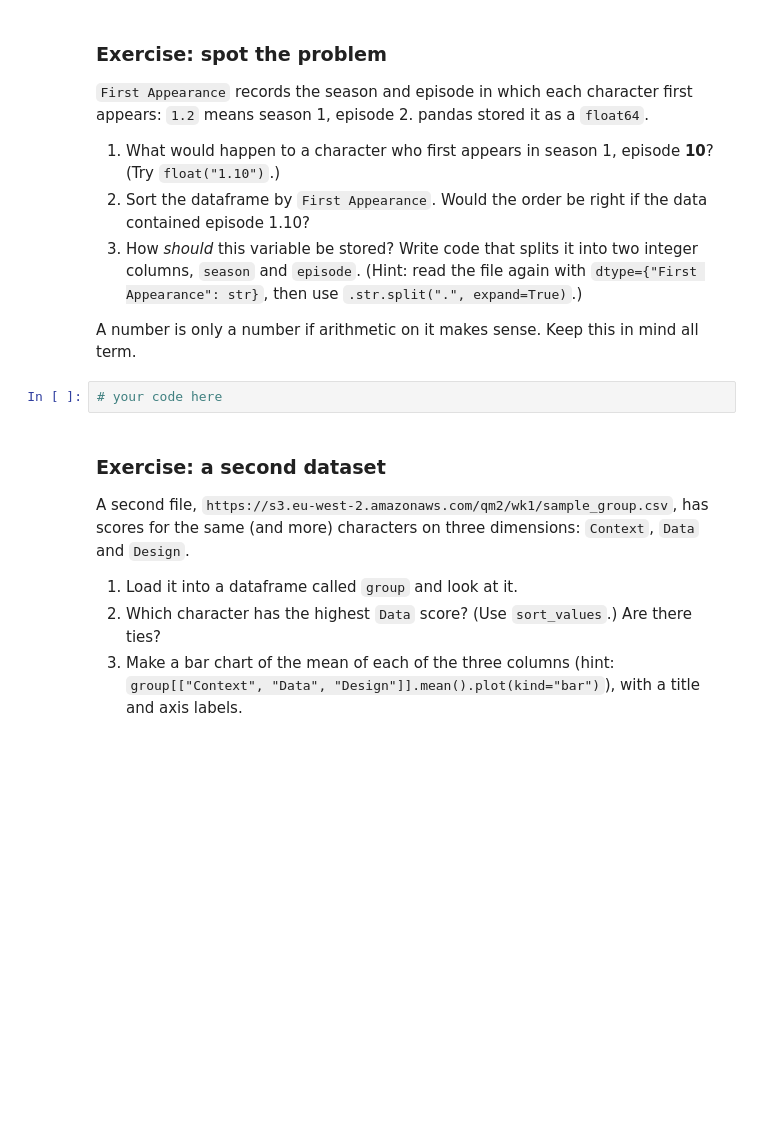
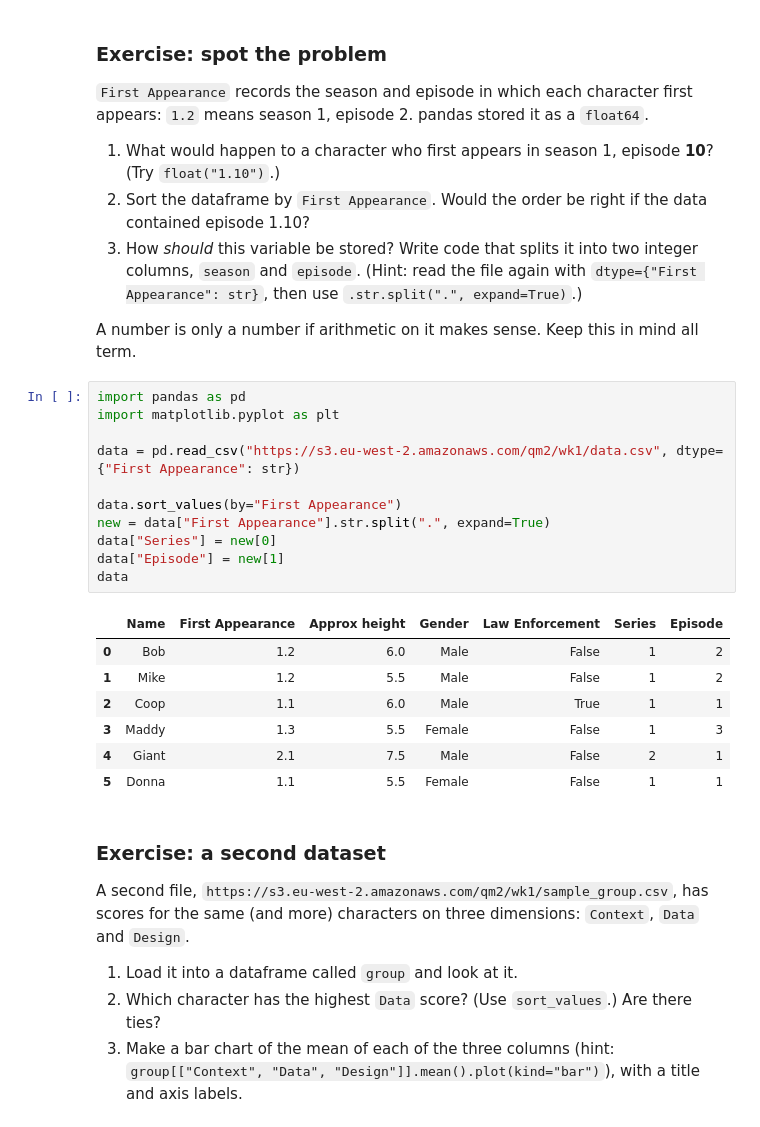
Before and after one commit to r-wingfield57/QM2, a Jupyter notebook: notebooks/W01. Python Recap personal.ipynb, the cells around one changed output. Drawn from its saved outputs; the diff is of its cells as text; blank space fills up the shorter version.

```diff
--- a/notebooks/W01. Python Recap personal.ipynb
+++ b/notebooks/W01. Python Recap personal.ipynb
@@ -224,7 +249,24 @@ plt.show()
 
 A number is only a number if arithmetic on it makes sense. Keep this in mind all term.
 # %%
-# your code here
+import pandas as pd
+import matplotlib.pyplot as plt
+
+data = pd.read_csv("https://s3.eu-west-2.amazonaws.com/qm2/wk1/data.csv", dtype={"First Appearance": str})
+
+data.sort_values(by="First Appearance")
+new = data["First Appearance"].str.split(".", expand=True)
+data["Series"] = new[0]
+data["Episode"] = new[1]
+data
+# %% [output]
+|  | Name | First Appearance | Approx height | Gender | Law Enforcement | Series | Episode |
+| 0 | Bob | 1.2 | 6.0 | Male | False | 1 | 2 |
+| 1 | Mike | 1.2 | 5.5 | Male | False | 1 | 2 |
+| 2 | Coop | 1.1 | 6.0 | Male | True | 1 | 1 |
+| 3 | Maddy | 1.3 | 5.5 | Female | False | 1 | 3 |
+| 4 | Giant | 2.1 | 7.5 | Male | False | 2 | 1 |
+| 5 | Donna | 1.1 | 5.5 | Female | False | 1 | 1 |
 # %% [markdown]
 ### Exercise: a second dataset
 
```
Also changed, not shown: parts of 5 cells of this notebook.
